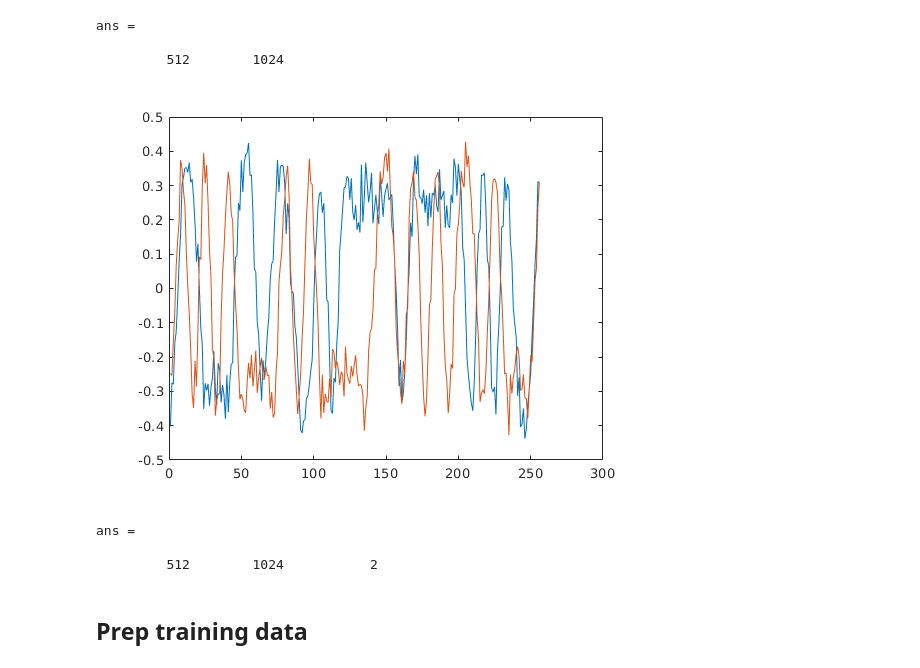
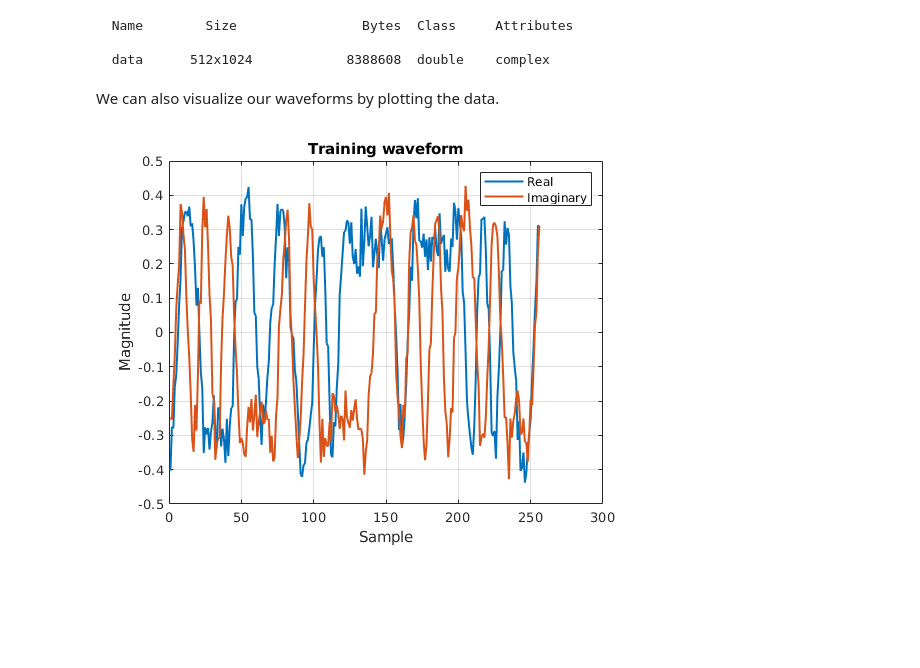
Before and after one commit to skalade/amc_baby_models, a Jupyter notebook: Matlab (DL toolbox).ipynb, the cells around one changed output. Cells and saved outputs as stored; diff of their text form; code cells hidden in the pictures; blank space fills up the shorter version.

```diff
--- a/Matlab (DL toolbox).ipynb
+++ b/Matlab (DL toolbox).ipynb
@@ -7,14 +17,19 @@ Load one of the training sets and visualize
 # %%
 data = load('./data/qpsk_data.mat').data;
+whos data
+# %% [output]
+  Name        Size                Bytes  Class     Attributes
+
+  data      512x1024            8388608  double    complex
-# %%
-size(data)
-# %% [output]
-ans =
-
-         512        1024
+# %% [markdown]
+We can also visualize our waveforms by plotting the data.
 # %%
-plot(real(data(1,1:256)))
-hold on
-plot(imag(data(1,1:256)))
+plot(real(data(1,1:256)), 'Linewidth', 1.5)
+hold on; grid on
+plot(imag(data(1,1:256)), 'Linewidth', 1.5)
+title('Training waveform')
+xlabel('Sample')
+ylabel('Magnitude')
+legend('Real', 'Imaginary')
 # %% [output]
-[figure, old version]
+[figure, new version]
@@ -23,8 +35,0 @@ complex_data = cat(3,real(data),imag(data));
-# %%
-size(complex_data)
-# %% [output]
-ans =
-
-         512        1024           2
-# %% [markdown]
-## Prep training data
```
Also changed, not shown: parts of 26 cells of this notebook.
